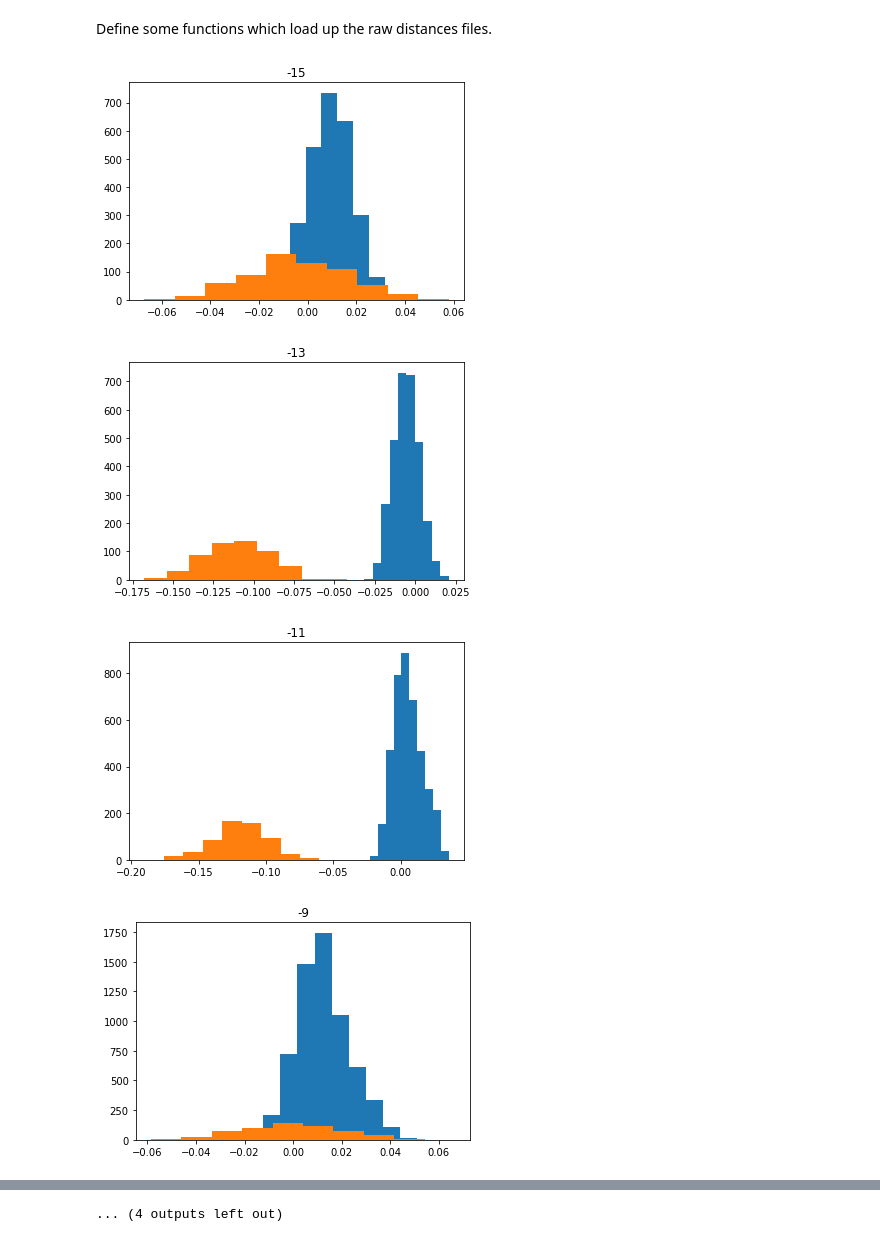
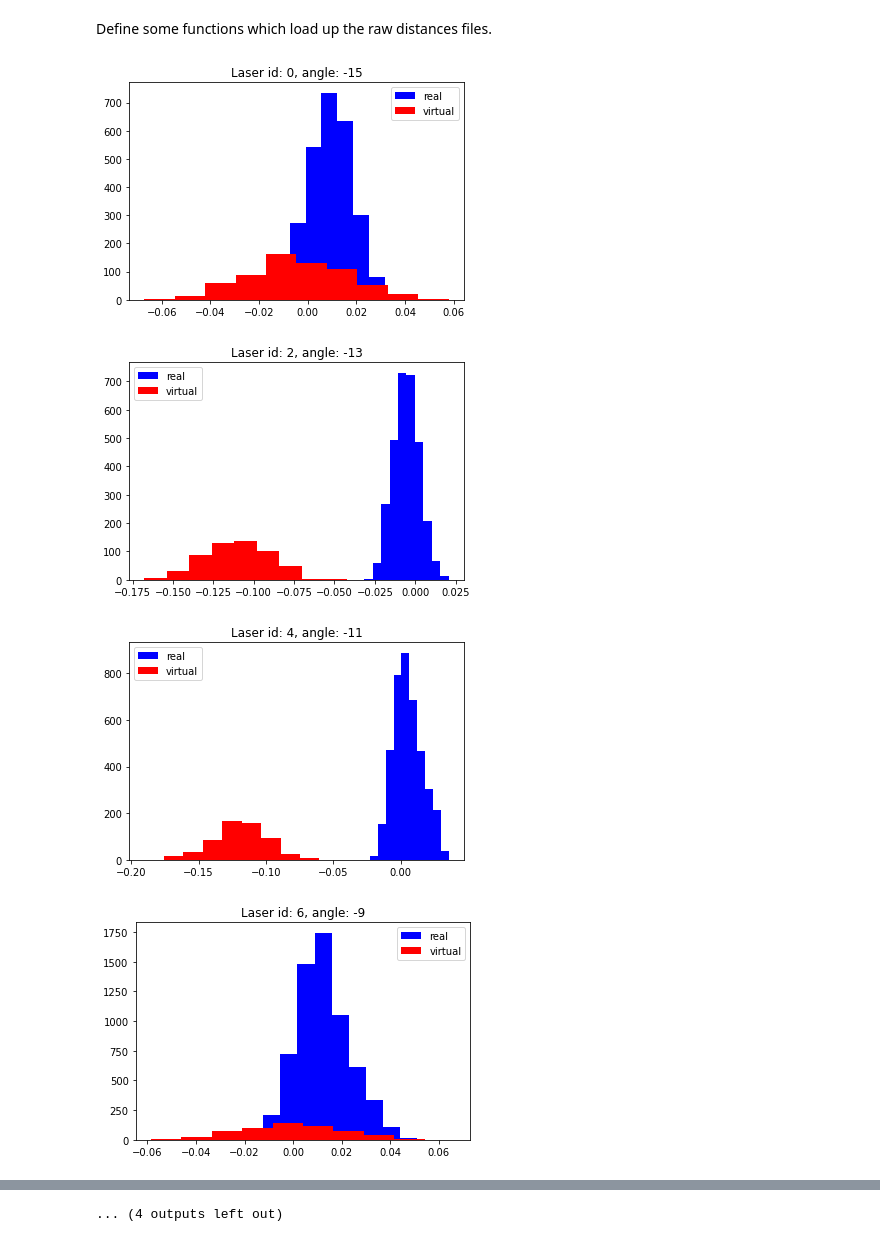
Before and after one commit to branislavjenco/thesis-code, a Jupyter notebook: histograms.ipynb, the cells around one changed output, grey strips where cells are left out. Saved outputs shown, nothing was run; the diff lists cells and outputs as text; code cells hidden in the pictures.

```diff
--- a/histograms.ipynb
+++ b/histograms.ipynb
@@ -26,18 +26,19 @@ def get_errors_per_laser(run):
         errors_per_laser[laser_angle_to_id[angle]] = distances_for_angle
     return errors_per_laser
 # %%
-real_distances = load_measurement_files_per_distance("/home/branislav/repos/github_indoor++/pcds/error_measurements/distances/5m_2*wall.txt")
+real_distances = load_measurement_files_per_distance("/home/branislav/repos/github_indoor++/pcds/error_measurements/distances/5m_2*waslacll.txt")
 virtual_distances = load_measurement_files_per_distance("/home/branislav/repos/thesis/virtual_error_measurements/old_4_second_sweep/5m_0*wall_with_angles.txt")
 # %%
 errors = get_errors_per_laser(real_distances)
 virtual_errors = get_errors_per_laser(virtual_distances)
 for k in virtual_errors.keys():
-    plt.hist(errors[k])
-    plt.hist(virtual_errors[k])
-    plt.title(laser_id_to_angle[k])
+    plt.hist(errors[k], color="blue", label="real")
+    plt.hist(virtual_errors[k], color="red", label="virtual")
+    plt.title(f"Laser id: {k}, angle: {laser_id_to_angle[k]}")
+    plt.legend()
     plt.show()
 # %% [output]
-[figure, old version]
+[figure, new version]
-[figure, old version]
+[figure, new version]
-[figure, old version]
+[figure, new version]
-[figure, old version]
+[figure, new version]
```
Also changed, not shown: parts of 1 cell of this notebook, 3 other files.
